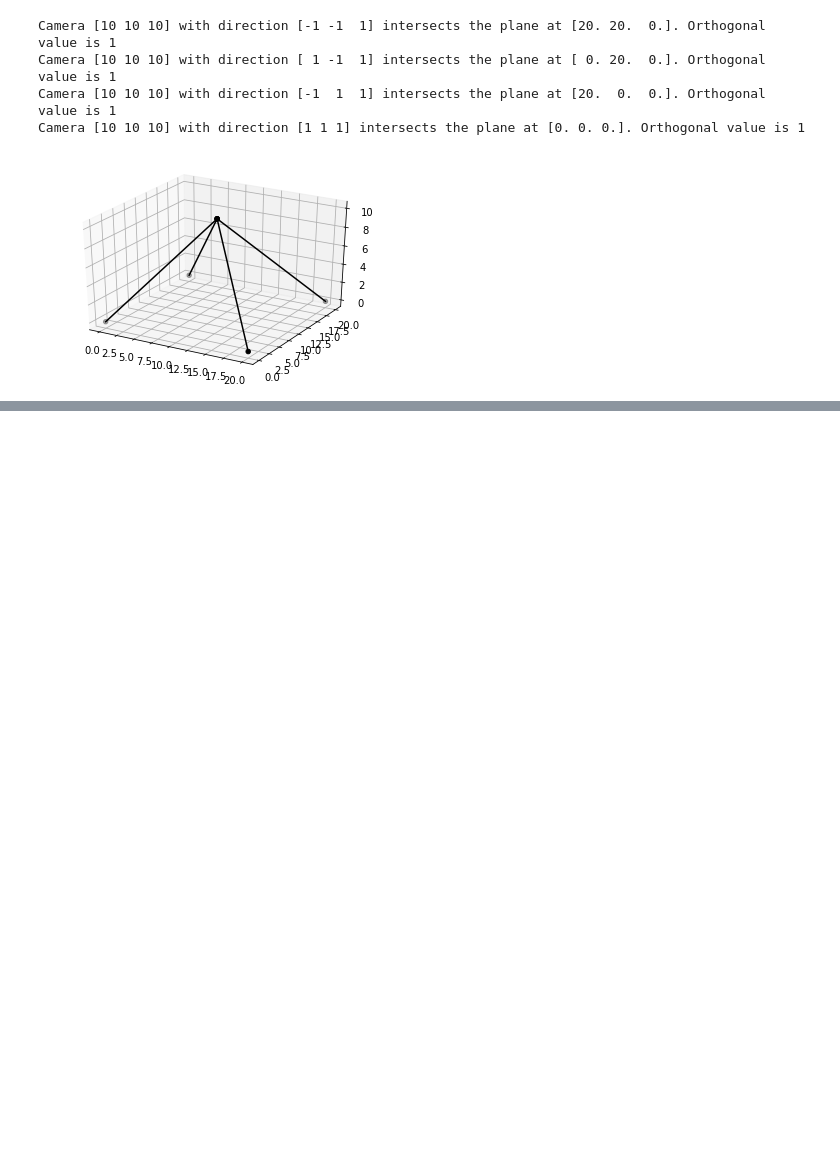
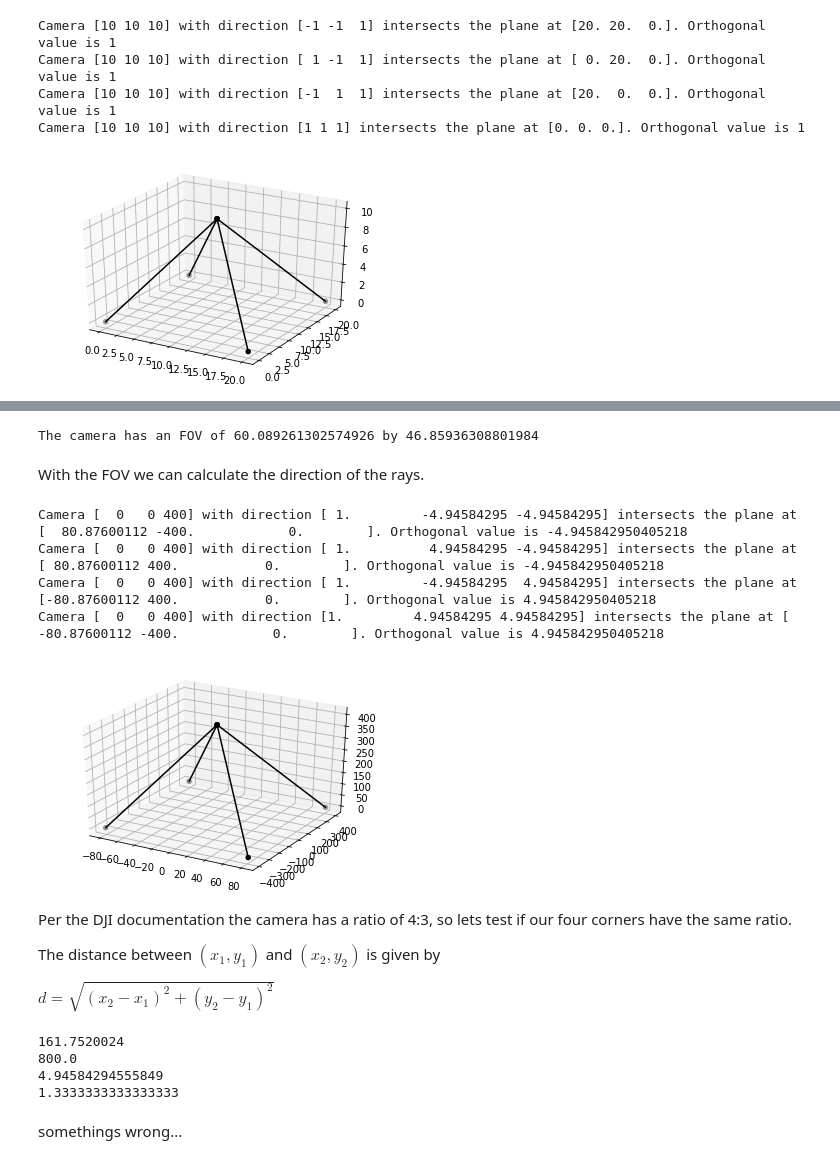
Before and after one commit to mebuie/Jupyter, a Jupyter notebook: RayIntersect.ipynb, the cells around one changed output, grey strips where cells are left out. Saved outputs shown, nothing was run; the diff lists cells and outputs as text; code cells hidden in the pictures; blank space fills up the shorter version.

```diff
--- a/RayIntersect.ipynb
+++ b/RayIntersect.ipynb
@@ -133,0 +143,77 @@ Camera [10 10 10] with direction [1 1 1] intersects the plane at [0. 0. 0.]. Ort
+# %%
+f = 15.1282
+pixel_size = 3.31439 #micrometers
+pixels_height = 3956
+pixels_width = 5280
+
+pixelmm = pixel_size * 0.001
+
+sensor_height = pixels_height * pixelmm; #13.11172684
+sensor_width = pixels_width * pixelmm; #17.4999792
+
+pi = math.pi;
+
+horizontal_fov = 2 * math.atan(sensor_width * 0.5 / f) * (180/pi);
+vertical_fov = 2 * math.atan(sensor_height * 0.5 / f) * (180/pi);
+
+print(f"The camera has an FOV of {horizontal_fov} by {vertical_fov}")
+# %% [output]
+The camera has an FOV of 60.089261302574926 by 46.85936308801984
+# %% [markdown]
+With the FOV we can calculate the direction of the rays.
+# %%
+horizontal = math.tan(horizontal_fov / 2)
+vertical = math.tan(horizontal_fov / 2)
+
+directions = np.array([[1, horizontal, vertical],
+                       [1, -horizontal, vertical],
+                       [1, horizontal, -vertical],
+                       [1, -horizontal, -vertical]])
+
+camera_origin = np.array([0,0,400])
+plane_origin = np.array([0,0,0])
+normal = np.array([0,0,1])
+
+fig = plt.figure()
+ax = plt.axes(projection='3d')
+
+for direction in directions:
+    intersects, p = intersect(camera_origin, direction, plane_origin, normal)
+
+    if intersects:
+        plot(camera_origin, p, ax)
+    else:
+        print("Do not intersect")
+# %% [output]
+Camera [  0   0 400] with direction [ 1.         -4.94584295 -4.94584295] intersects the plane at [  80.87600112 -400.            0.        ]. Orthogonal value is -4.945842950405218
+Camera [  0   0 400] with direction [ 1.          4.94584295 -4.94584295] intersects the plane at [ 80.87600112 400.           0.        ]. Orthogonal value is -4.945842950405218
+Camera [  0   0 400] with direction [ 1.         -4.94584295  4.94584295] intersects the plane at [-80.87600112 400.           0.        ]. Orthogonal value is 4.945842950405218
+Camera [  0   0 400] with direction [1.         4.94584295 4.94584295] intersects the plane at [ -80.87600112 -400.            0.        ]. Orthogonal value is 4.945842950405218
+[figure, added]
+# %% [markdown]
+Per the DJI documentation the camera has a ratio of 4:3, so lets test if our four corners have the same ratio.
+
+The distance between $(x_1, y_1)$ and $(x_2, y_2)$ is given by
+
+$d=\sqrt{(x_2-x_1)^2+(y_2-y_1)^2}$
+# %%
+#[ 80.87600112 -400 0]
+#[-80.87600112 -400 0]
+
+#[ 80.87600112 -400 0]
+#[ 80.87600112 400 0]
+
+distance_0 = math.sqrt( ((-80.8760012-80.8760012)**2)+((-400-(-400))**2) )
+distance_1 = math.sqrt( ((80.8760012-80.8760012)**2)+((400-(-400))**2) )
+
+print(distance_0)
+print(distance_1)
+print(distance_1 / distance_0)
+print(4/3)
+# %% [output]
+161.7520024
+800.0
+4.94584294555849
+1.3333333333333333
+# %% [markdown]
+somethings wrong...
```
Also changed, not shown: parts of 2 cells of this notebook.
